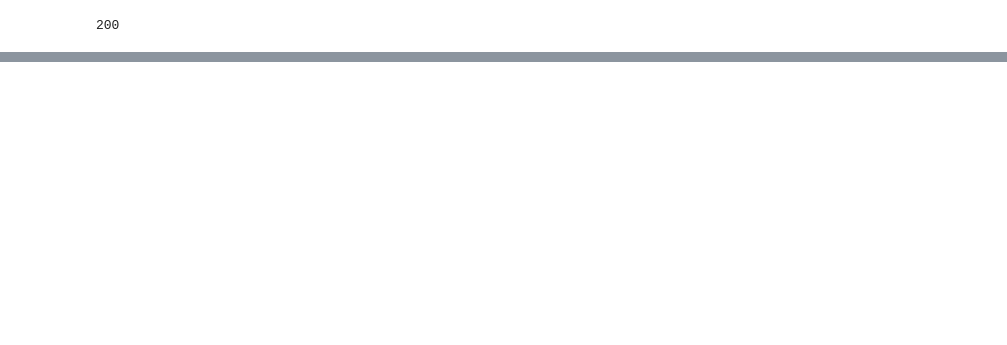
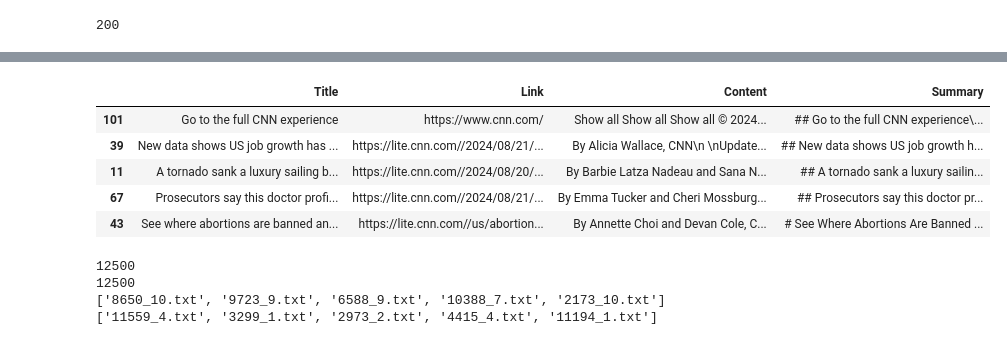
Before and after one commit to megabytekim/PyNewsCrawler, a Jupyter notebook: analysis.ipynb, the cells around one changed output, grey strips where cells are left out. Cells and saved outputs as stored; diff of their text form; code cells hidden in the pictures; blank space fills up the shorter version.

```diff
--- a/analysis.ipynb
+++ b/analysis.ipynb
@@ -42,0 +23,38 @@ Title:
+# %%
+def get_article_content(link):
+    try:
+        article_response = requests.get(link)
+        article_soup = BeautifulSoup(article_response.text, 'html.parser')
+
+        # This assumes the main article content is in <p> tags, adjust if necessary
+        paragraphs = article_soup.find_all('p')
+        content = ' '.join([p.get_text() for p in paragraphs])
+        return content.strip()
+    except Exception as e:
+        return f"Error fetching content: {e}"
+# %%
+# Step 3: Extract headlines and links
+data = []
+for headline in soup.find_all('a'):
+    title = headline.get_text().strip()
+    link = headline['href']
+    # Construct full URL
+
+    # Check if link is a relative URL, if so, prepend the base URL
+    if link.startswith('/'):
+        full_link = base_url + link
+    elif link.startswith('http'):  # It's already a full link
+        full_link = link
+    else:
+        # Handle unexpected cases
+        full_link = base_url + '/' + link
+
+    # Fetch the article content
+    content = get_article_content(full_link)
+
+    # Append title, link, and content to the data list
+    data.append({"Title": title, "Link": full_link, "Content": content})
+    time.sleep(0.2)  # Be nice to the server
+
+# Convert to DataFrame
+df = pd.DataFrame(data)
@@ -42,0 +144,3 @@ Title:
+# %%
+df_sample = df.sample(5)
+df_sample
@@ -42,0 +154,38 @@ Title:
+# %%
+# use generate_response function to generate summaries for each article, prompt cotain instructions for the model and title/content contain the article text
+df_sample['Summary'] = df_sample.apply(lambda x: generate_response(f"Write exact tilte text first, add newline, then summarize the content of article in short paragraph in less than 3 sentences preserving key indicators or numbers \n\n titled '{x['Title']}'\n\n{x['Content']}"), axis=1)
+df_sample.head(5)
+# %% [output]
+|  | Title | Link | Content | Summary |
+| 101 | Go to the full CNN experience | https://www.cnn.com/ | Show all Show all Show all © 2024... | ## Go to the full CNN experience\... |
+| 39 | New data shows US job growth has ... | https://lite.cnn.com//2024/08/21/... | By Alicia Wallace, CNN\n \nUpdate... | ## New data shows US job growth h... |
+| 11 | A tornado sank a luxury sailing b... | https://lite.cnn.com//2024/08/20/... | By Barbie Latza Nadeau and Sana N... | ## A tornado sank a luxury sailin... |
+| 67 | Prosecutors say this doctor profi... | https://lite.cnn.com//2024/08/21/... | By Emma Tucker and Cheri Mossburg... | ## Prosecutors say this doctor pr... |
+| 43 | See where abortions are banned an... | https://lite.cnn.com//us/abortion... | By Annette Choi and Devan Cole, C... | # See Where Abortions Are Banned ... |
+# %%
+# https://ai.stanford.edu/~amaas/data/sentiment/
+# read positive reviews from aclImdb folder, train folder, pos folder, list all txt files and sampling 100 files
+import os
+import random
+
+# Define the path to the positive reviews
+pos_reviews_path = "aclImdb/train/pos"
+neg_reviews_path = "aclImdb/train/neg"
+
+# List all the files in the positive reviews folder
+pos_files = os.listdir(pos_reviews_path)
+neg_files = os.listdir(neg_reviews_path)
+print(len(pos_files))
+print(len(neg_files))
+
+# Sample 100 files randomly
+random.seed(0)
+sampled_pos_files = random.sample(pos_files, 10)
+sampled_neg_files = random.sample(neg_files, 10)
+print(sampled_pos_files[:5])
+print(sampled_neg_files[:5])
+# %% [output]
+12500
+12500
+['8650_10.txt', '9723_9.txt', '6588_9.txt', '10388_7.txt', '2173_10.txt']
+['11559_4.txt', '3299_1.txt', '2973_2.txt', '4415_4.txt', '11194_1.txt']
```
Also changed, not shown: parts of 13 cells of this notebook, 1 other file.
